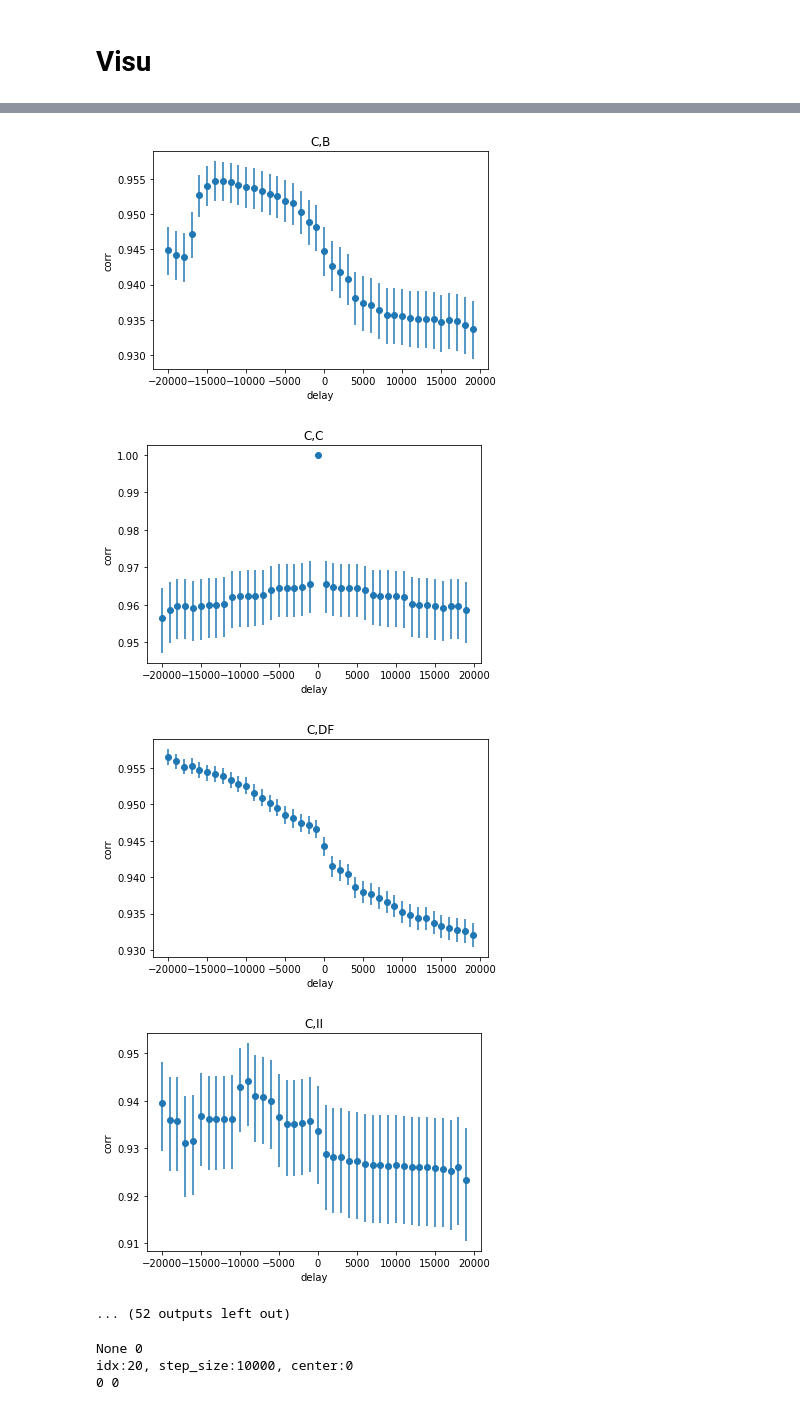
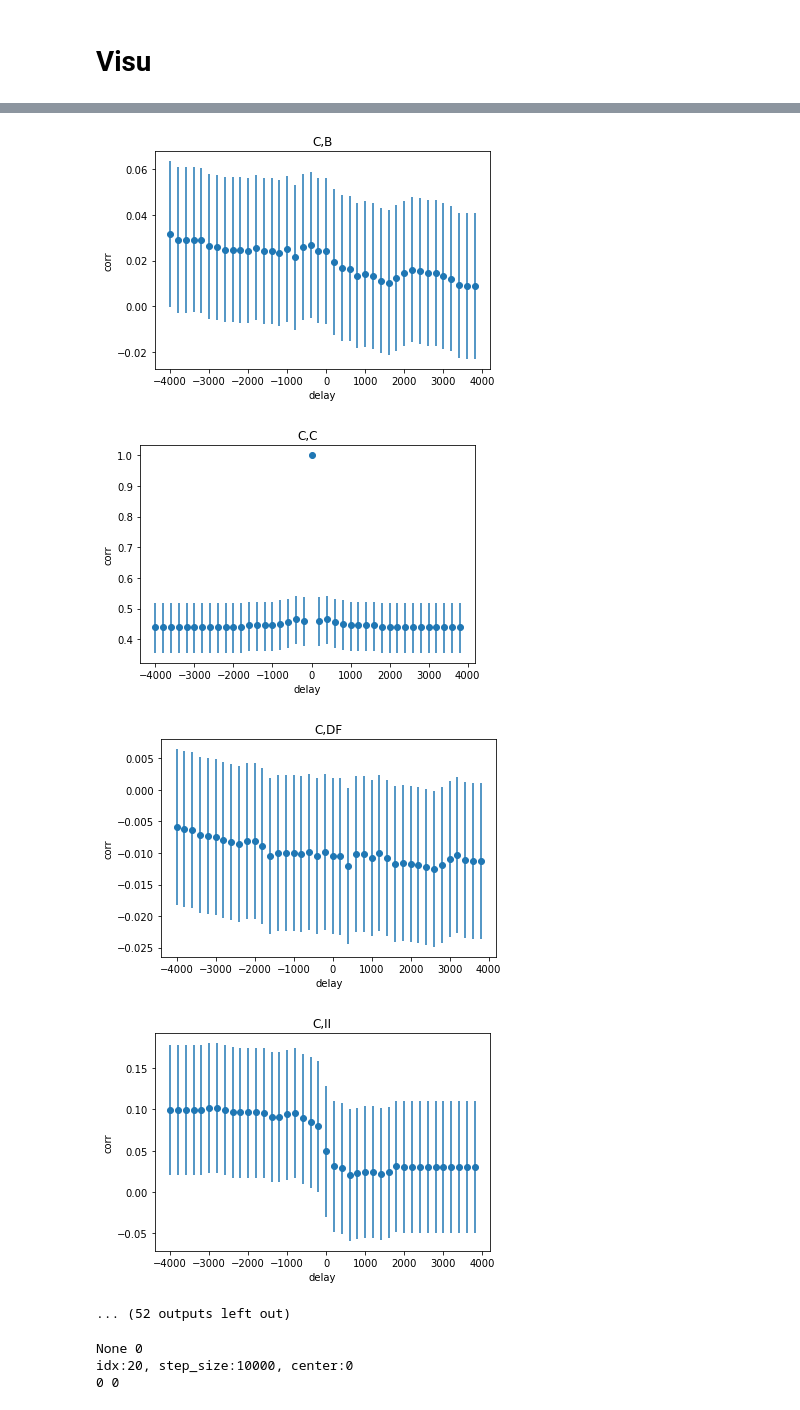
Before and after one commit to giordano-lucas/exchange-price-propagation, a Jupyter notebook: Data exploration.ipynb, the cells around one changed output, grey strips where cells are left out. Drawn from its saved outputs; the diff is of its cells as text; code cells hidden in the pictures.

Commit message:
added return trsnformation

```diff
--- a/Data exploration.ipynb
+++ b/Data exploration.ipynb
@@ -27,11 +27,19 @@ def convert_time(df):
     return df
 # open_time  = "09:30:00"
 # close_time = "16:00:00"
-def load_trade_file(file):
+
+def transform_to_returns(x):
+    ret = x.diff(1).dropna()>0
+    return ret*1-1*(1-ret)
+
+def load_trade_file(file,to_returns):
     res = pd.read_csv(file,compression="gzip")
     res = convert_time(res)
     res = res[res["trade-stringflag"] == "uncategorized"]
-    return res[["trade-price","date"]].drop_duplicates().set_index("date")
+    res = res[["trade-price","date"]].drop_duplicates().set_index("date")
+    if to_returns:
+        res = transform_to_returns(res)
+    return res
 
 def load_bbo_file(file):
     res = pd.read_csv(file,compression="gzip").rename(columns={"bid-price":"bid"})
@@ -40,12 +48,12 @@ def load_bbo_file(file):
     #res = res.bid.diff(1).dropna()>0
     return res[["bid","xltime"]].drop_duplicates().set_index("xltime")
 
-def load_daily_data(date):
+def load_daily_data(date,to_returns = False):
     daily_data = {}
     for market in markets:
         try :
             path = glob.glob(f"./Data/{signal}\\{stock}.{market}\\{date}*.csv.gz")[0]
-            daily_data[market] = load_trade_file(path)
+            daily_data[market] = load_trade_file(path,to_returns)
         except :
             print(f"missing data : {date} {market}")
     return daily_data
@@ -55,7 +63,7 @@ signal : trade,  #files : 251, stock: MSFT, market:B
 work on a daily basis
 # %%
 date = '2010-01-04'
-daily_data = load_daily_data(date)
+daily_data = load_daily_data(date,to_returns=True)
 # %% [markdown]
 # simple data exploration
 # %%
@@ -276,7 +284,7 @@ idx:21, step_size:1000, center:1000
 # %%
 for i,k1 in enumerate(daily_data):
     for j,k2 in enumerate(daily_data):
-        delays,correlations,los,his = compute_delays(n1=k1,n2=k2,center=0,step_size=1000)
+        delays,correlations,los,his = compute_delays(n1=k1,n2=k2,center=0,step_size=200)
         x = list(delays)
         y = correlations
         errors = [los,his]
@@ -297,7 +305,7 @@ for i,k1 in enumerate(daily_data):
-[figure, old version]
+[figure, new version]
-[figure, old version]
+[figure, new version]
-[figure, old version]
+[figure, new version]
-[figure, old version]
+[figure, new version]
 ... (52 outputs left out)
 # %%
 for i,k1 in enumerate(daily_data):
```
Also changed, not shown: parts of 2 cells of this notebook.
